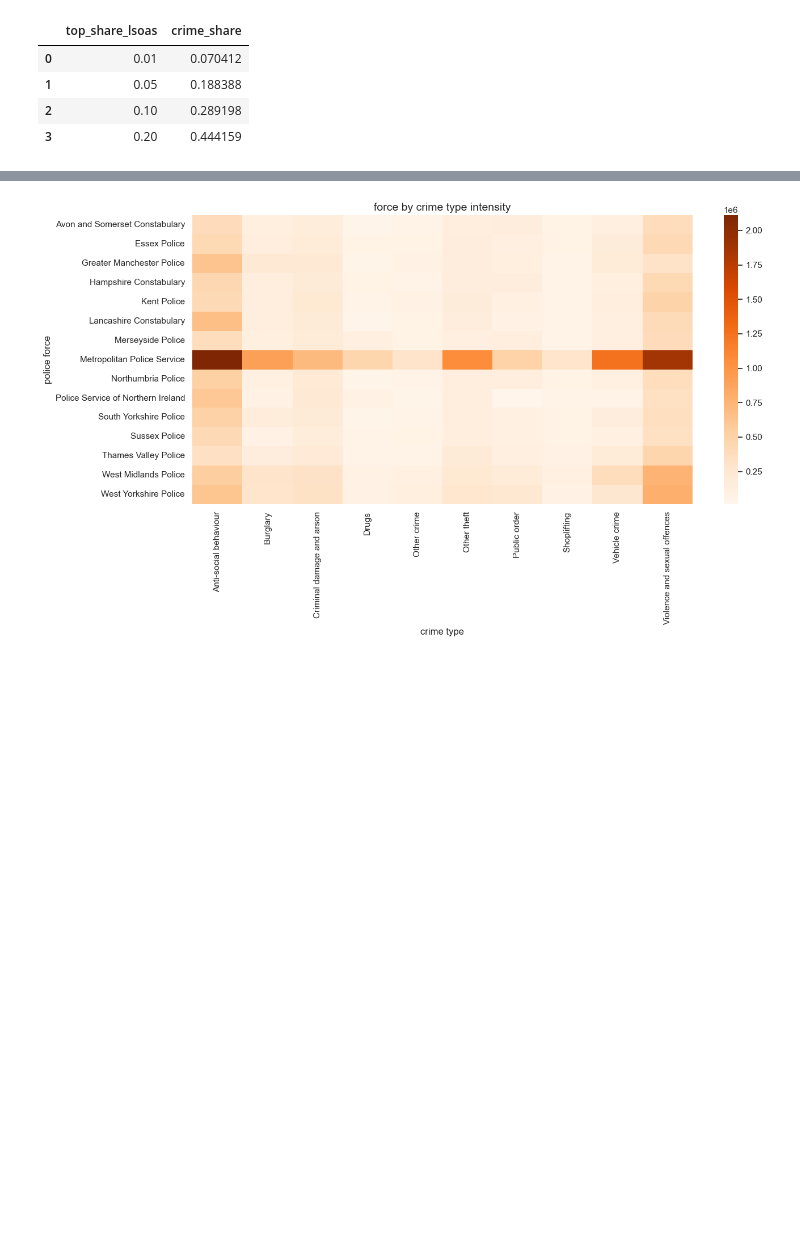
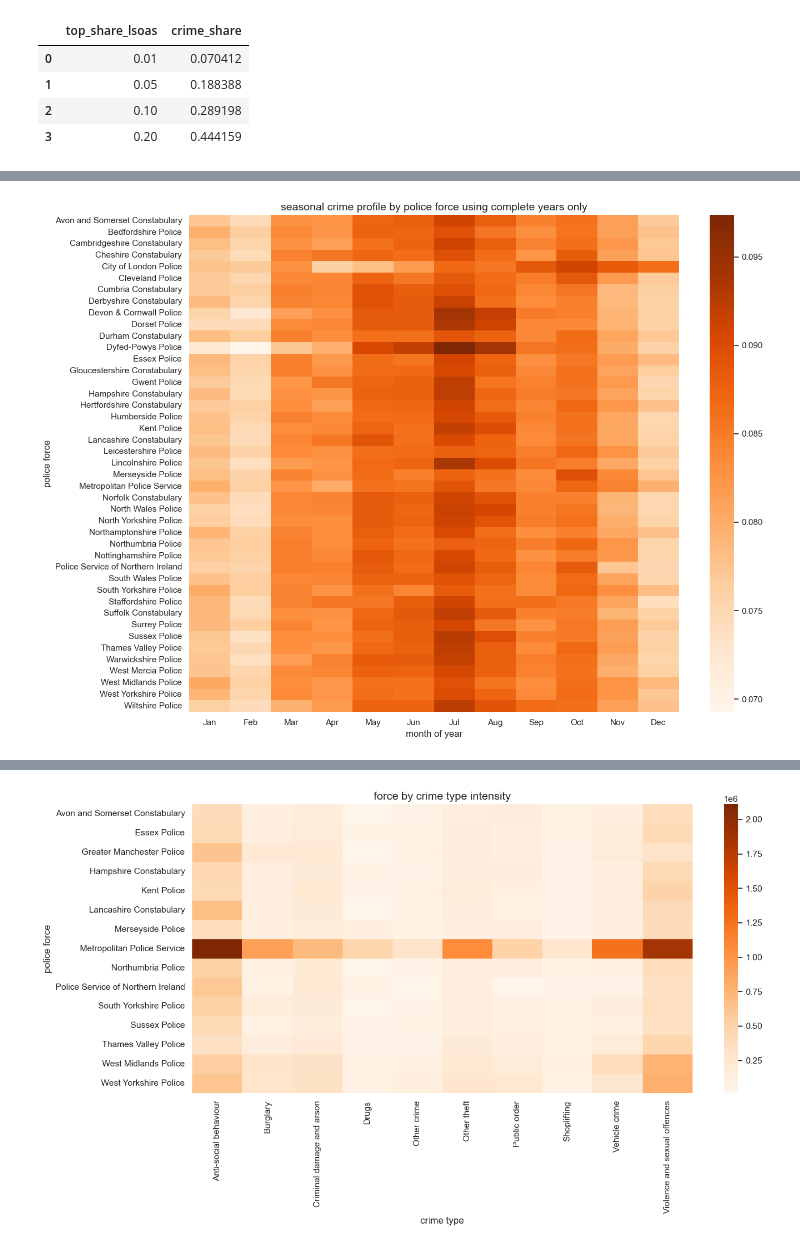
Before and after one commit to aespinosa-tue/cbl_20, a Jupyter notebook: Rovshan/eda_2.ipynb, the cells around one changed output, grey strips where cells are left out. Drawn from its saved outputs; the diff is of its cells as text; code cells hidden in the pictures; blank space fills up the shorter version.

```diff
--- a/Rovshan/eda_2.ipynb
+++ b/Rovshan/eda_2.ipynb
@@ -423,0 +601,98 @@ plt.show()
+# %%
+#force year month counts
+
+monthly_force = db.sql(f"""
+SELECT
+    "Month" AS month,
+    "Falls within" AS police_force,
+    COUNT(*) AS total_crimes
+FROM read_parquet('{PARQUET_PATH.as_posix()}')
+GROUP BY "Month", "Falls within"
+""").df()
+
+monthly_force["month"] = pd.to_datetime(monthly_force["month"], format="%Y-%m")
+monthly_force["year"] = monthly_force["month"].dt.year
+monthly_force["month_num"] = monthly_force["month"].dt.month
+monthly_force["month_name"] = monthly_force["month"].dt.strftime("%b")
+
+#keep only complete force years
+
+force_year_month_counts = (
+    monthly_force.groupby(["police_force", "year"], as_index=False)["month_num"]
+    .nunique()
+    .rename(columns={"month_num": "n_months"})
+)
+
+complete_force_years = force_year_month_counts[
+    force_year_month_counts["n_months"] == 12
+][["police_force", "year"]].copy()
+
+monthly_force_complete = monthly_force.merge(
+    complete_force_years,
+    on=["police_force", "year"],
+    how="inner"
+)
+
+monthly_force_complete.head()
+
+#optional exclusions
+
+monthly_force_complete = monthly_force_complete[
+    ~monthly_force_complete["police_force"].isin([
+        "Greater Manchester Police",
+        "British Transport Police"
+    ])
+].copy()
+
+
+#monthly share within complete force years
+
+force_year_totals = (
+    monthly_force_complete.groupby(["police_force", "year"], as_index=False)["total_crimes"]
+    .sum()
+    .rename(columns={"total_crimes": "year_total"})
+)
+
+force_year_month = monthly_force_complete.merge(
+    force_year_totals,
+    on=["police_force", "year"],
+    how="left"
+)
+
+force_year_month["monthly_share"] = force_year_month["total_crimes"] / force_year_month["year_total"]
+
+#average seasonal profile by force
+
+month_order = ["Jan", "Feb", "Mar", "Apr", "May", "Jun",
+               "Jul", "Aug", "Sep", "Oct", "Nov", "Dec"]
+
+seasonal_profile_force = (
+    force_year_month.groupby(["police_force", "month_num", "month_name"], as_index=False)["monthly_share"]
+    .mean()
+)
+
+seasonal_profile_force["month_name"] = pd.Categorical(
+    seasonal_profile_force["month_name"],
+    categories=month_order,
+    ordered=True
+)
+
+#seasonal heatmap by force corrected
+
+pivot_seasonal_force = seasonal_profile_force.pivot(
+    index="police_force",
+    columns="month_name",
+    values="monthly_share"
+).fillna(0)
+
+pivot_seasonal_force = pivot_seasonal_force[month_order]
+
+plt.figure(figsize=(14, 10))
+sns.heatmap(pivot_seasonal_force, cmap="Oranges")
+plt.title("seasonal crime profile by police force using complete years only")
+plt.xlabel("month of year")
+plt.ylabel("police force")
+plt.tight_layout()
+plt.show()
+# %% [output]
+[figure, added]
```
Also changed, not shown: parts of 15 cells of this notebook.
